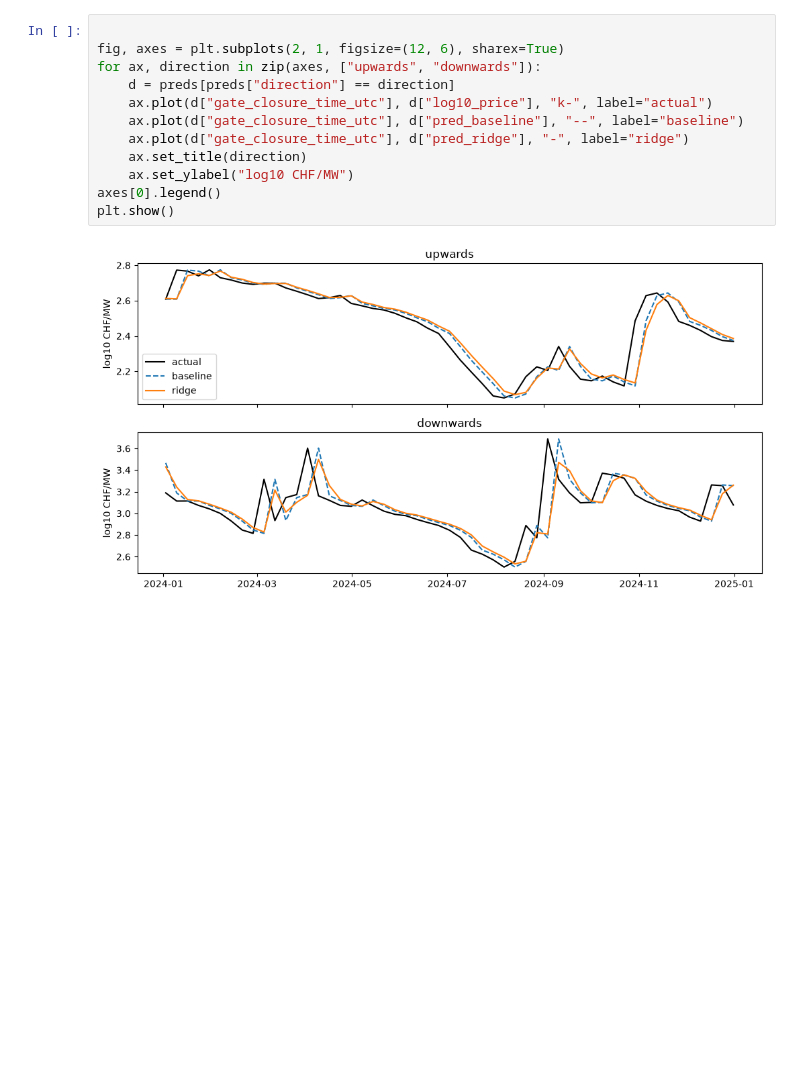
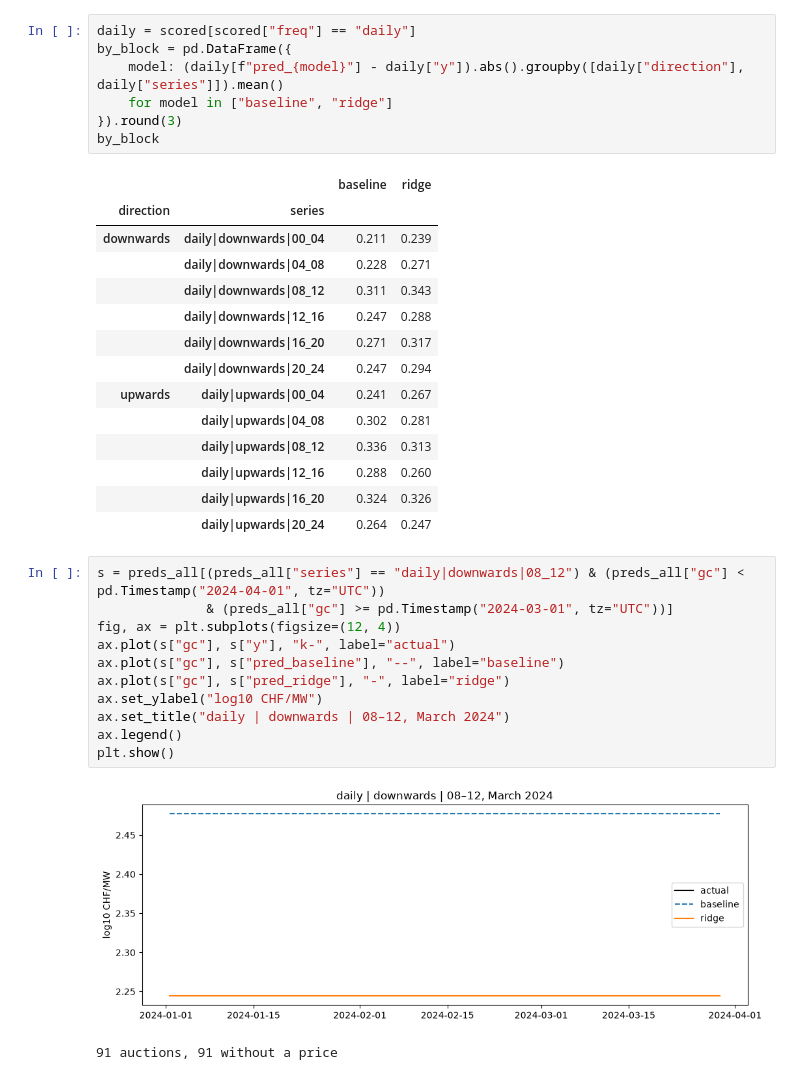
Before and after one commit to carolinaaraujo23/Swissgrid-reserve-price-forecast, a Jupyter notebook: notebooks/ridge.ipynb, the cells around one changed output. Drawn from its saved outputs; the diff is of its cells as text; blank space fills up the shorter version.

```diff
--- a/notebooks/ridge.ipynb
+++ b/notebooks/ridge.ipynb
@@ -49,15 +48,37 @@ mae
 # %%
-
-fig, axes = plt.subplots(2, 1, figsize=(12, 6), sharex=True)
-for ax, direction in zip(axes, ["upwards", "downwards"]):
-    d = preds[preds["direction"] == direction]
-    ax.plot(d["gate_closure_time_utc"], d["log10_price"], "k-", label="actual")
-    ax.plot(d["gate_closure_time_utc"], d["pred_baseline"], "--", label="baseline")
-    ax.plot(d["gate_closure_time_utc"], d["pred_ridge"], "-", label="ridge")
-    ax.set_title(direction)
-    ax.set_ylabel("log10 CHF/MW")
-axes[0].legend()
-plt.show()
+daily = scored[scored["freq"] == "daily"]
+by_block = pd.DataFrame({
+    model: (daily[f"pred_{model}"] - daily["y"]).abs().groupby([daily["direction"], daily["series"]]).mean()
+    for model in ["baseline", "ridge"]
+}).round(3)
+by_block
 # %% [output]
-[figure, removed]
+|  |  | baseline | ridge |
+| direction | series |  |  |
+| downwards | daily|downwards|00_04 | 0.211 | 0.239 |
+|  | daily|downwards|04_08 | 0.228 | 0.271 |
+|  | daily|downwards|08_12 | 0.311 | 0.343 |
+|  | daily|downwards|12_16 | 0.247 | 0.288 |
+|  | daily|downwards|16_20 | 0.271 | 0.317 |
+|  | daily|downwards|20_24 | 0.247 | 0.294 |
+| upwards | daily|upwards|00_04 | 0.241 | 0.267 |
+|  | daily|upwards|04_08 | 0.302 | 0.281 |
+|  | daily|upwards|08_12 | 0.336 | 0.313 |
+|  | daily|upwards|12_16 | 0.288 | 0.260 |
+|  | daily|upwards|16_20 | 0.324 | 0.326 |
+|  | daily|upwards|20_24 | 0.264 | 0.247 |
+# %%
+s = preds_all[(preds_all["series"] == "daily|downwards|08_12") & (preds_all["gc"] < pd.Timestamp("2024-04-01", tz="UTC"))
+              & (preds_all["gc"] >= pd.Timestamp("2024-03-01", tz="UTC"))]
+fig, ax = plt.subplots(figsize=(12, 4))
+ax.plot(s["gc"], s["y"], "k-", label="actual")
+ax.plot(s["gc"], s["pred_baseline"], "--", label="baseline")
+ax.plot(s["gc"], s["pred_ridge"], "-", label="ridge")
+ax.set_ylabel("log10 CHF/MW")
+ax.set_title("daily | downwards | 08–12, March 2024")
+ax.legend()
+plt.show()
+# %% [output]
+[figure, added]
+91 auctions, 91 without a price
 # %%
```
Also changed, not shown: parts of 4 cells of this notebook, 4 other files.
